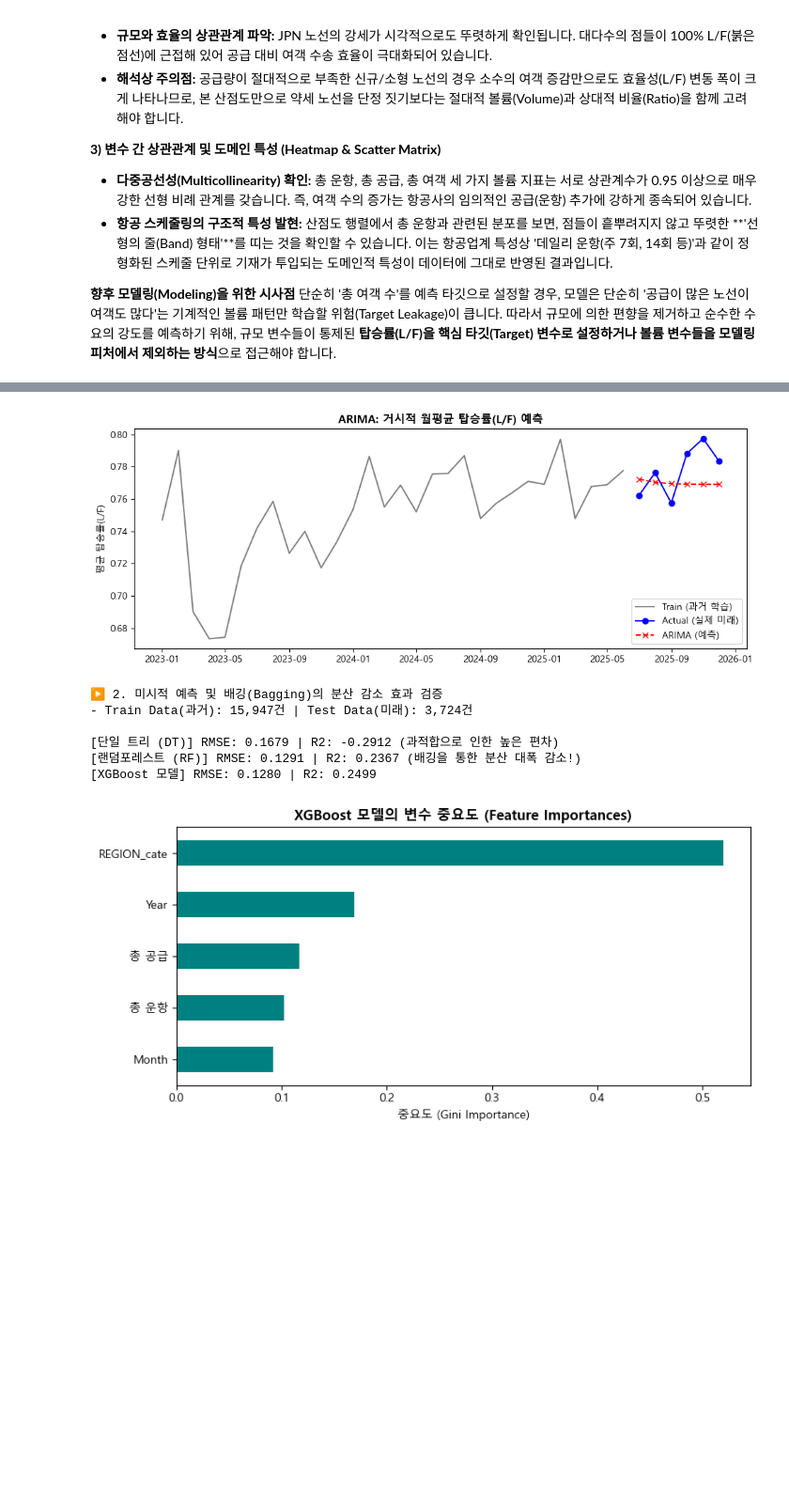
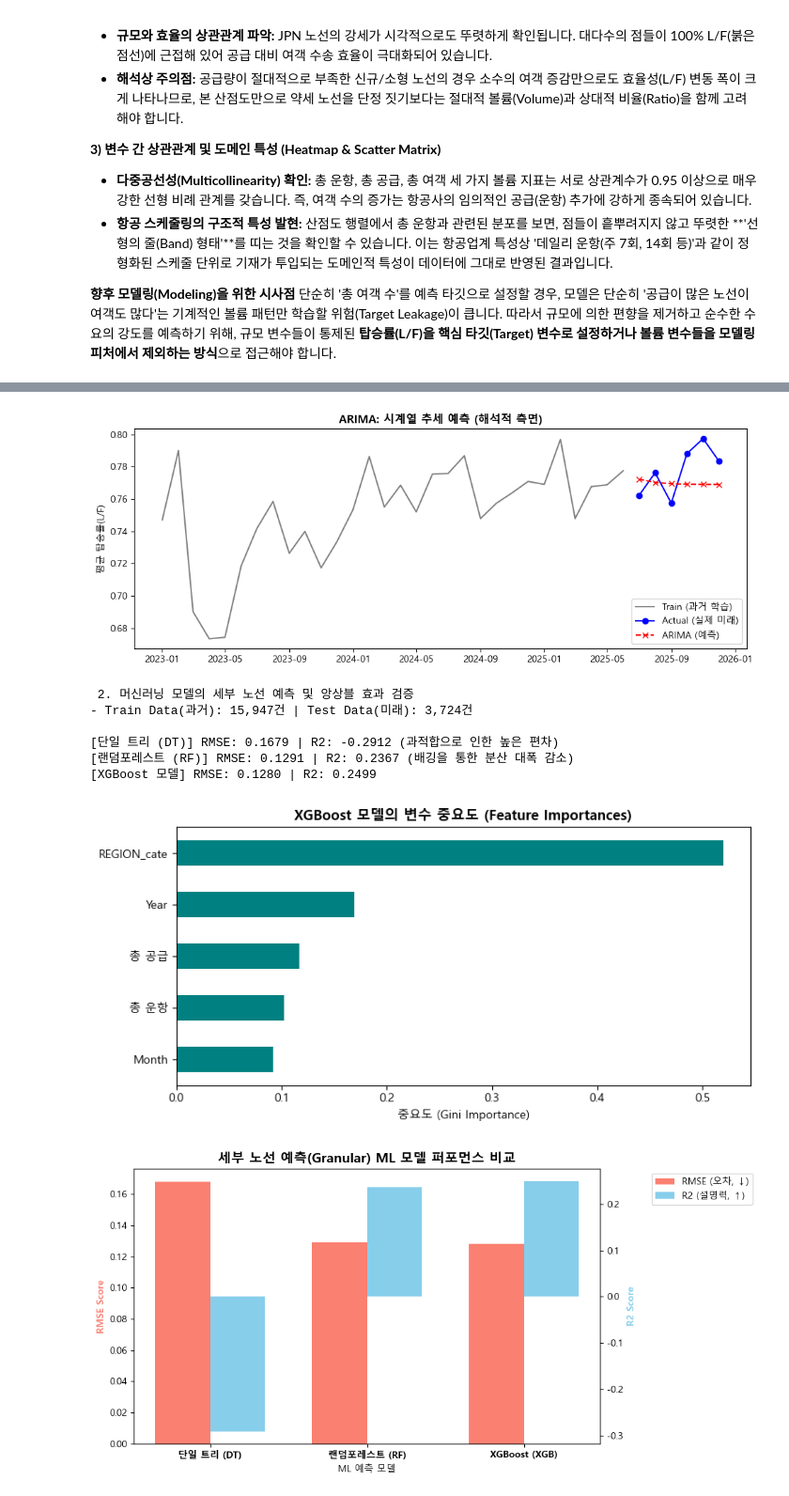
Before and after one commit to KM-DA/Data-Analysis, a Jupyter notebook: eda/eda.ipynb, the cells around one changed output, grey strips where cells are left out. Shown at 94% size. Drawn from its saved outputs; the diff is of its cells as text; code cells hidden in the pictures; blank space fills up the shorter version.

Commit message:
modeling assess v2

```diff
--- a/eda/eda.ipynb
+++ b/eda/eda.ipynb
@@ -143,14 +143,17 @@ plt.show()
 **향후 모델링(Modeling)을 위한 시사점**
 단순히 '총 여객 수'를 예측 타깃으로 설정할 경우, 모델은 단순히 '공급이 많은 노선이 여객도 많다'는 기계적인 볼륨 패턴만 학습할 위험(Target Leakage)이 큽니다. 따라서 규모에 의한 편향을 제거하고 순수한 수요의 강도를 예측하기 위해, 규모 변수들이 통제된 **탑승률(L/F)을 핵심 타깃(Target) 변수로 설정하거나 볼륨 변수들을 모델링 피처에서 제외하는 방식**으로 접근해야 합니다.
 # %%
-# 1번 셀에서 이미 import한 pd, np, plt는 생략
+import warnings
+warnings.filterwarnings('ignore')
+
 from statsmodels.tsa.arima.model import ARIMA
-from sklearn.tree import DecisionTreeRegressor       # 💡 배깅의 효과를 증명할 단일 트리 추가
+from sklearn.tree import DecisionTreeRegressor
 from sklearn.ensemble import RandomForestRegressor
 from xgboost import XGBRegressor
 
-print("=== [머신러닝 예측 모델링 시작] ===")
+print("모델링(시계열, RF, XGB)")
 
+# 평가지표(RMSE, MAE, R2) 직접 구현 (Numpy 활용)
 def evaluate_model(y_true, y_pred):
     rmse = np.sqrt(np.mean((y_true - y_pred)**2))
     mae = np.mean(np.abs(y_true - y_pred))
@@ -159,13 +162,13 @@ def evaluate_model(y_true, y_pred):
     r2 = 1 - (ss_res / ss_tot)
     return rmse, mae, r2
 
+# date type 변수 정리
 df['Year'] = df['Date'].dt.year
 df['Month'] = df['Date'].dt.month
 
-# ===================================================================
-# [Model 1] ARIMA : 거시적(Macro) 전체 월평균 탑승률(L/F) 예측
-# ===================================================================
-print("\n▶ 1. ARIMA 모델 (전체 월평균 탑승률 추세 예측)")
+# [Model 1] 해석적 측면: 집계된 데이터(Aggregated Data)의 시계열 추세 분석
+print("\n 1. ARIMA 모델 (전체 월평균 탑승률 시계열 예측)")
+
 df_monthly = df.groupby('Date')['L/F'].mean().reset_index()
 df_monthly = df_monthly.sort_values('Date').set_index('Date')
 
@@ -184,18 +187,16 @@ fig1 = plt.figure(figsize=(10, 4))
 plt.plot(train_arima.index, train_arima['L/F'], label='Train (과거 학습)', color='gray')
 plt.plot(test_arima.index, test_arima['L/F'], label='Actual (실제 미래)', color='blue', marker='o')
 plt.plot(test_arima.index, pred_arima, color='red', linestyle='--', marker='x', label='ARIMA (예측)')
-plt.title('ARIMA: 거시적 월평균 탑승률(L/F) 예측', fontweight='bold')
+plt.title('ARIMA: 시계열 추세 예측 (해석적 측면)', fontweight='bold')
 plt.ylabel('평균 탑승률(L/F)')
 plt.legend()
 plt.tight_layout()
 plt.show()
 
-# ===================================================================
-# [Model 2, 3, 4] ML 모델 (Decision Tree -> Bagging -> Boosting)
-# ===================================================================
-print("\n▶ 2. 미시적 예측 및 배깅(Bagging)의 분산 감소 효과 검증")
+# [Model 2, 3, 4] 예측력 측면: 세분화된 데이터(Granular Data) 기반 앙상블 학습
+print("\n 2. 머신러닝 모델의 세부 노선 예측 및 앙상블 효과 검증")
 
-# 💡 변수명 변경 요청 반영 (REGION_Encoded -> REGION_cate)
+# 범주형 변수 처리 (REGION_cate)
 df['REGION_cate'] = df['REGION'].astype('category').cat.codes
 
 ml_features = ['Year', 'Month', 'REGION_cate', '총 공급', '총 운항']
@@ -210,28 +211,28 @@ X_test, y_test = df.loc[test_mask, ml_features], df.loc[test_mask, target]
 
 print(f"- Train Data(과거): {len(X_train):,}건 | Test Data(미래): {len(X_test):,}건\n")
 
-# 1) 단일 의사결정나무 (Decision Tree) - 높은 편차(분산)의 원인
+# 1) 단일 의사결정나무 (Decision Tree)
 dt = DecisionTreeRegressor(random_state=42)
 dt.fit(X_train, y_train)
 pred_dt = dt.predict(X_test)
 rmse_dt, _, r2_dt = evaluate_model(y_test.values, pred_dt)
 print(f"[단일 트리 (DT)] RMSE: {rmse_dt:.4f} | R2: {r2_dt:.4f} (과적합으로 인한 높은 편차)")
 
-# 2) Random Forest (Bagging) - 여러 트리의 평균으로 편차 감소 증명
+# 2) Random Forest (Bagging)
 rf = RandomForestRegressor(n_estimators=100, random_state=42, n_jobs=-1)
 rf.fit(X_train, y_train)
 pred_rf = rf.predict(X_test)
 rmse_rf, _, r2_rf = evaluate_model(y_test.values, pred_rf)
-print(f"[랜덤포레스트 (RF)] RMSE: {rmse_rf:.4f} | R2: {r2_rf:.4f} (배깅을 통한 분산 대폭 감소!)")
+print(f"[랜덤포레스트 (RF)] RMSE: {rmse_rf:.4f} | R2: {r2_rf:.4f} (배깅을 통한 분산 대폭 감소)")
 
-# 3) XGBoost (Boosting) - 순차적 오차 보정
+# 3) XGBoost (Boosting)
 xgb = XGBRegressor(n_estimators=100, learning_rate=0.1, random_state=42, n_jobs=-1)
 xgb.fit(X_train, y_train)
 pred_xgb = xgb.predict(X_test)
 rmse_xgb, _, r2_xgb = evaluate_model(y_test.values, pred_xgb)
 print(f"[XGBoost 모델] RMSE: {rmse_xgb:.4f} | R2: {r2_xgb:.4f}")
 
-# XGBoost 변수 중요도 시각화
+# 변수 중요도 시각화
 feature_importances = pd.Series(xgb.feature_importances_, index=ml_features).sort_values(ascending=True)
 fig2 = plt.figure(figsize=(8, 4))
 feature_importances.plot(kind='barh', color='teal')
@@ -239,4 +240,37 @@ plt.title('XGBoost 모델의 변수 중요도 (Feature Importances)', fontweight
 plt.xlabel('중요도 (Gini Importance)')
 plt.tight_layout()
 plt.show()
+
+
+# ML 모델 3종 퍼포먼스 비교 (RMSE & R2)
+models = ['단일 트리 (DT)', '랜덤포레스트 (RF)', 'XGBoost (XGB)']
+rmse_scores = [rmse_dt, rmse_rf, rmse_xgb]
+r2_scores = [r2_dt, r2_rf, r2_xgb]
+
+fig3, ax1 = plt.subplots(figsize=(10, 5))
+
+# RMSE 바 차트 (낮)
+bar_width = 0.35
+index = np.arange(len(models))
+bars1 = ax1.bar(index - bar_width/2, rmse_scores, bar_width, color='salmon', label='RMSE (오차, ↓)')
+
+# R2 바 차트 (높)
+ax2 = ax1.twinx()
+bars2 = ax2.bar(index + bar_width/2, r2_scores, bar_width, color='skyblue', label='R2 (설명력, ↑)')
+
+# 축 및 레이블 설정
+ax1.set_xlabel('ML 예측 모델')
+ax1.set_ylabel('RMSE Score', color='salmon', fontweight='bold')
+ax2.set_ylabel('R2 Score', color='skyblue', fontweight='bold')
+ax1.set_xticks(index)
+ax1.set_xticklabels(models, fontweight='bold')
+plt.title('세부 노선 예측(Granular) ML 모델 퍼포먼스 비교', fontweight='bold', fontsize=14)
+
+# 범례 통합
+lines_1, labels_1 = ax1.get_legend_handles_labels()
+lines_2, labels_2 = ax2.get_legend_handles_labels()
+ax1.legend(lines_1 + lines_2, labels_1 + labels_2, loc='upper left', bbox_to_anchor=(1.1, 1))
+
+plt.tight_layout()
+plt.show()
 # %% [output]
@@ -246,10 +280,11 @@ plt.show()
 - ARIMA RMSE: 0.0166 / MAE: 0.0150
 [figure]
-▶ 2. 미시적 예측 및 배깅(Bagging)의 분산 감소 효과 검증
+ 2. 머신러닝 모델의 세부 노선 예측 및 앙상블 효과 검증
 - Train Data(과거): 15,947건 | Test Data(미래): 3,724건
 
 [단일 트리 (DT)] RMSE: 0.1679 | R2: -0.2912 (과적합으로 인한 높은 편차)
-[랜덤포레스트 (RF)] RMSE: 0.1291 | R2: 0.2367 (배깅을 통한 분산 대폭 감소!)
+[랜덤포레스트 (RF)] RMSE: 0.1291 | R2: 0.2367 (배깅을 통한 분산 대폭 감소)
 [XGBoost 모델] RMSE: 0.1280 | R2: 0.2499
 [figure]
+[figure, added]
 # %% [markdown]
```
Also changed, not shown: parts of 2 cells of this notebook.
